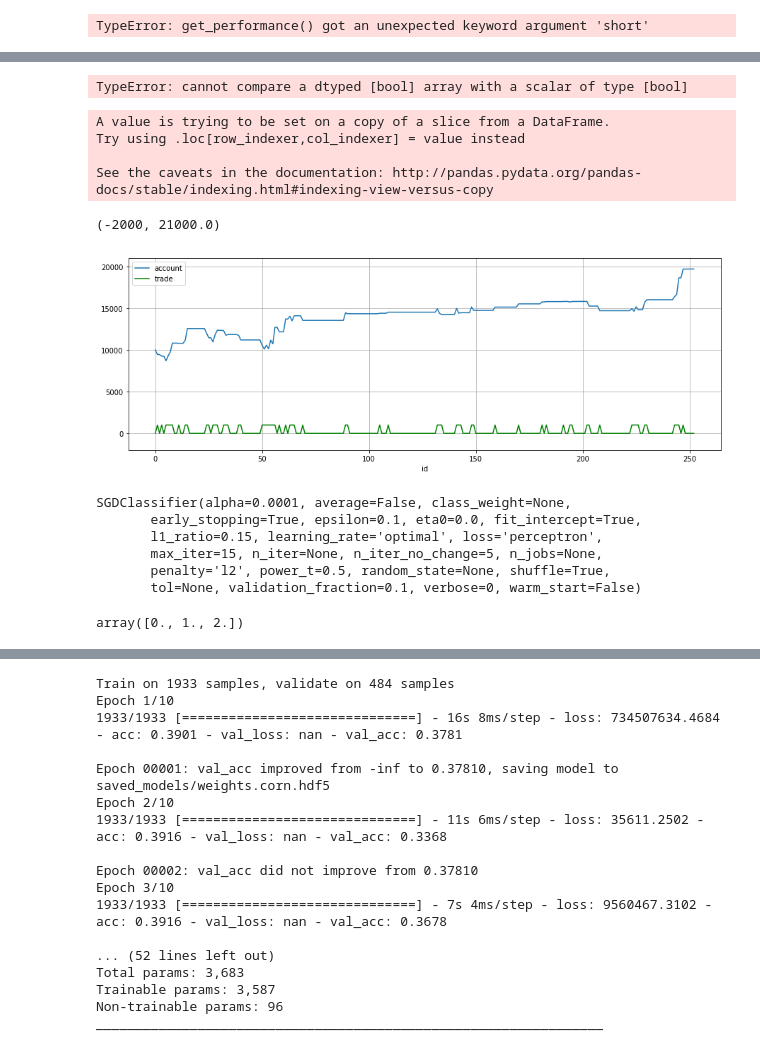
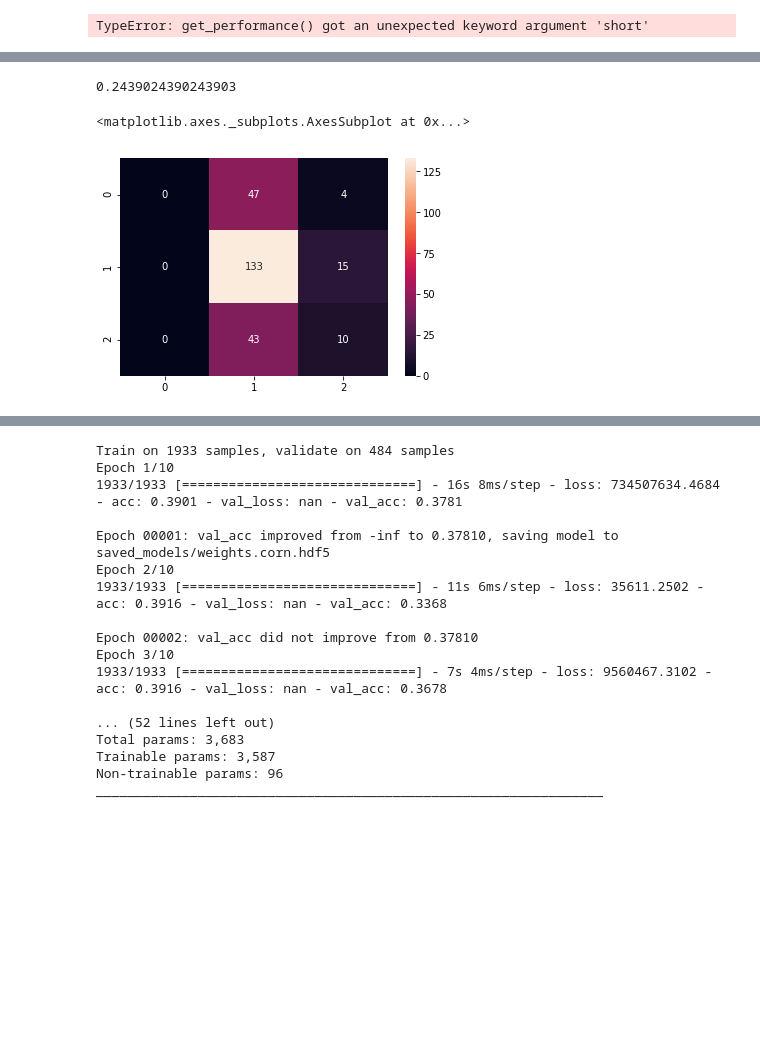
Before and after one commit to IzidoroBaltazar/MachineLearningEngineer, a Jupyter notebook: capstone_project/trading_project.ipynb, the cells around one changed output, grey strips where cells are left out. Drawn from its saved outputs; the diff is of its cells as text; code cells hidden in the pictures; blank space fills up the shorter version.

```diff
--- a/capstone_project/trading_project.ipynb
+++ b/capstone_project/trading_project.ipynb
@@ -968,12 +894,11 @@ Checking whether there is an H2O instance running at http://localhost:54321. con
 # %%
 # Import a sample binary outcome train/test set into H2O
-train = h2o.import_file("data/gold_pca.csv")
-test = h2o.import_file("data/gold_pca_test.csv")
+train = h2o.import_file("data/gold_pca_long.csv")
+test = h2o.import_file("data/gold_pca_long_test.csv")
 
 # Identify predictors and response
 # model.fit(X, y, validation_data=(X_test, y_test), batch_size=10, epochs=10, callbacks=[checkpointer])
 x = train.columns
-# print(x)
 y = "C81"
 x.remove(y)
 
@@ -989,34 +914,6 @@ aml.train(x=x, y=y, training_frame=train)
 lb = aml.leaderboard
 lb.head(rows=lb.nrows)  # Print all rows instead of default (10 rows)
 
-# model_id                                                  auc    logloss    mean_per_class_error      rmse       mse
-# ---------------------------------------------------  --------  ---------  ----------------------  --------  --------
-# StackedEnsemble_AllModels_AutoML_20181212_105540     0.789801   0.551109                0.333174  0.43211   0.186719
-# StackedEnsemble_BestOfFamily_AutoML_20181212_105540  0.788425   0.552145                0.323192  0.432625  0.187165
-# XGBoost_1_AutoML_20181212_105540                     0.784651   0.55753                 0.325471  0.434949  0.189181
-# XGBoost_grid_1_AutoML_20181212_105540_model_4        0.783523   0.557854                0.318819  0.435249  0.189441
-# XGBoost_grid_1_AutoML_20181212_105540_model_3        0.783004   0.559613                0.325081  0.435708  0.189841
-# XGBoost_2_AutoML_20181212_105540                     0.78136    0.55888                 0.347074  0.435907  0.190015
-# XGBoost_3_AutoML_20181212_105540                     0.780847   0.559589                0.330739  0.43613   0.190209
-# GBM_5_AutoML_20181212_105540                         0.780837   0.559903                0.340848  0.436191  0.190263
-# GBM_2_AutoML_20181212_105540                         0.780036   0.559806                0.339926  0.436415  0.190458
-# GBM_1_AutoML_20181212_105540                         0.779827   0.560857                0.335096  0.436616  0.190633
-# GBM_3_AutoML_20181212_105540                         0.778669   0.56179                 0.325538  0.437189  0.191134
-# XGBoost_grid_1_AutoML_20181212_105540_model_2        0.774411   0.575017                0.322811  0.4427    0.195984
-# GBM_4_AutoML_20181212_105540                         0.771426   0.569712                0.33742   0.44107   0.194543
-# GBM_grid_1_AutoML_20181212_105540_model_1            0.769752   0.572583                0.344331  0.442452  0.195764
-# GBM_grid_1_AutoML_20181212_105540_model_2            0.754366   0.918567                0.355855  0.496638  0.246649
-# DRF_1_AutoML_20181212_105540                         0.742892   0.595883                0.355403  0.452774  0.205004
-# XRT_1_AutoML_20181212_105540                         0.742091   0.599346                0.356583  0.453117  0.205315
-# DeepLearning_grid_1_AutoML_20181212_105540_model_2   0.741795   0.601497                0.368291  0.454904  0.206937
-# XGBoost_grid_1_AutoML_20181212_105540_model_1        0.693554   0.620702                0.40588   0.465791  0.216961
-# DeepLearning_1_AutoML_20181212_105540                0.69137    0.637954                0.409351  0.47178   0.222576
-# DeepLearning_grid_1_AutoML_20181212_105540_model_1   0.690084   0.661794                0.418469  0.476635  0.227181
-# GLM_grid_1_AutoML_20181212_105540_model_1            0.682648   0.63852                 0.397234  0.472683  0.223429
-#
-# [22 rows x 6 columns]
-
-
 # The leader model is stored here
 # aml.leader
 
@@ -1048,26 +965,7 @@ from sklearn.metrics import f1_score
 # %%
 from sklearn.metrics import confusion_matrix
 
-df = gold_account[(gold_account['label'].notnull()) & (gold_account['trade'].notnull)]
-confusion_matrix(gold_account.label.astype(int), gold_account.trade.astype(int))
+df = gold_account[['label', 'trade']]
+f1_score(df.label.map(lambda x: 0 if x < 0 else x).values, df.trade.values)
 # %% [output]
-TypeError: cannot compare a dtyped [bool] array with a scalar of type [bool]
+0.2439024390243903
-# %%
-trade_df = gold_account_long[['trade']]
-trade_df['id'] = trade_df.index.values
-trade_df.trade = trade_df.trade*1000
-# %% [output]
-A value is trying to be set on a copy of a slice from a DataFrame.
-Try using .loc[row_indexer,col_indexer] = value instead
-
-See the caveats in the documentation: http://pandas.pydata.org/pandas-docs/stable/indexing.html#indexing-view-versus-copy
-# %%
-ax1 = gold_account_long[['account']].plot(grid=True, figsize=(15, 5))
-# gold_account_long[gold_account_long['short'] == 1].plot(ax=ax1, kind='scatter', x='id', y='short', color='r', grid=True)
-# gold_account_long[gold_account_long['long'] == 1].plot(ax=ax1, kind='scatter', x='id', y='long', color='g', grid=True)
-trade_df.plot(ax=ax1, x='id', y='trade', color='g', grid=True)
-# gold_account_long.plot(kind='scatter', x='id',y='long')
-ax1.set_ylim(-2000, get_round_ceiling(gold_account_long.account))
-# %% [output]
-(-2000, 21000.0)
-[figure, removed]
@@ -1082,14 +972,5 @@ y = np.array(list(map(lambda x: 2 if x == -1 else x, np.concatenate((gold_label_
-# %%
-clf = SGDClassifier(max_iter=15, early_stopping=True, loss='perceptron')
-clf.fit(X, y)
-# %% [output]
-SGDClassifier(alpha=0.0001, average=False, class_weight=None,
-       early_stopping=True, epsilon=0.1, eta0=0.0, fit_intercept=True,
-       l1_ratio=0.15, learning_rate='optimal', loss='perceptron',
-       max_iter=15, n_iter=None, n_iter_no_change=5, n_jobs=None,
-       penalty='l2', power_t=0.5, random_state=None, shuffle=True,
-       tol=None, validation_fraction=0.1, verbose=0, warm_start=False)
-# %%
-clf.classes_
-# %% [output]
-array([0., 1., 2.])
+# %%
+sns.heatmap(confusion_matrix(df['label'], df['trade']), annot=True, fmt="d")
+# %% [output]
+<matplotlib.axes._subplots.AxesSubplot at 0x...>
+[figure, added]
```
Also changed, not shown: parts of 41 cells of this notebook, 23 other files.
